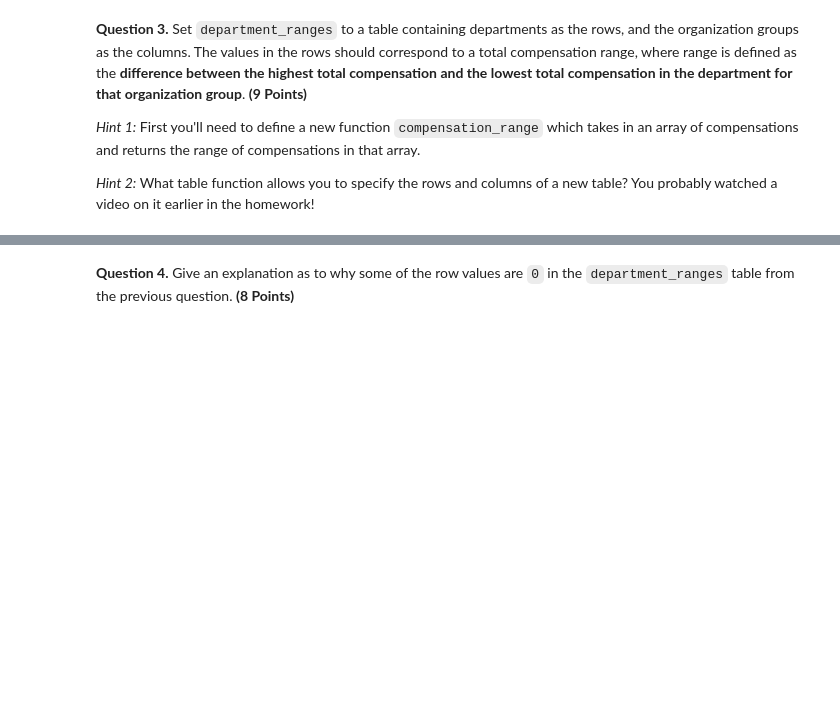
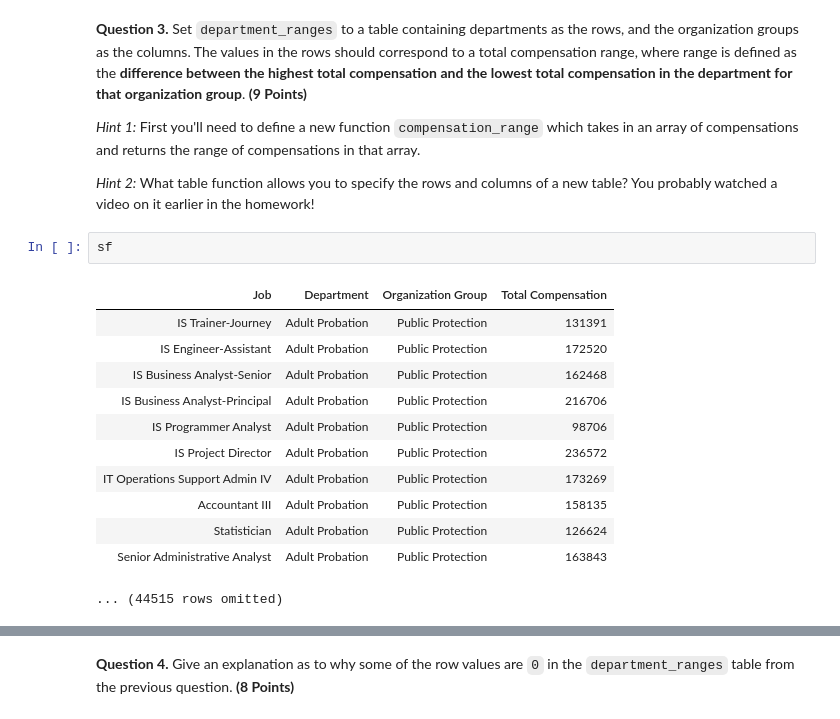
Before and after one commit to RidgeOnTheLedge/DAT1001-RMikkelsen, a Jupyter notebook: hw04/hw04.ipynb, the cells around one changed output, grey strips where cells are left out. Drawn from its saved outputs; the diff is of its cells as text; blank space fills up the shorter version.

```diff
--- a/hw04/hw04.ipynb
+++ b/hw04/hw04.ipynb
@@ -299,3 +299,18 @@ _No the arrays would not be the same, the group method iterates through the tabl
 *Hint 1:* First you'll need to define a new function `compensation_range` which takes in an array of compensations and returns the range of compensations in that array.
 
 *Hint 2:* What table function allows you to specify the rows and columns of a new table? You probably watched a video on it earlier in the homework!
+# %%
+sf
+# %% [output]
+| Job | Department | Organization Group | Total Compensation |
+| IS Trainer-Journey | Adult Probation | Public Protection | 131391 |
+| IS Engineer-Assistant | Adult Probation | Public Protection | 172520 |
+| IS Business Analyst-Senior | Adult Probation | Public Protection | 162468 |
+| IS Business Analyst-Principal | Adult Probation | Public Protection | 216706 |
+| IS Programmer Analyst | Adult Probation | Public Protection | 98706 |
+| IS Project Director | Adult Probation | Public Protection | 236572 |
+| IT Operations Support Admin IV | Adult Probation | Public Protection | 173269 |
+| Accountant III | Adult Probation | Public Protection | 158135 |
+| Statistician | Adult Probation | Public Protection | 126624 |
+| Senior Administrative Analyst | Adult Probation | Public Protection | 163843 |
+... (44515 rows omitted)
```
Also changed, not shown: parts of 8 cells of this notebook, 3 other files.
